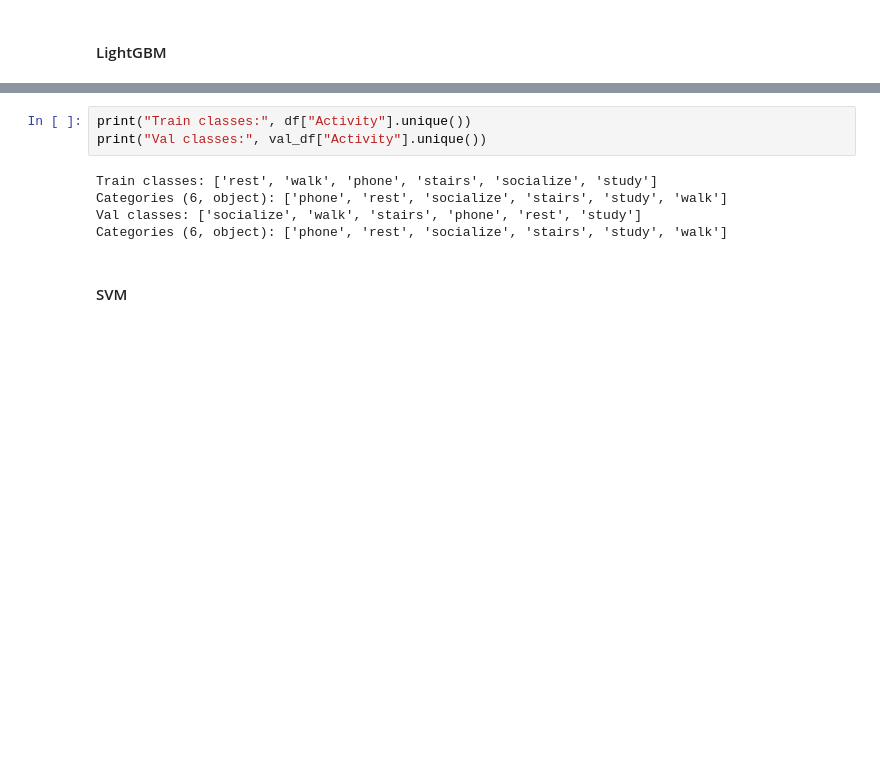
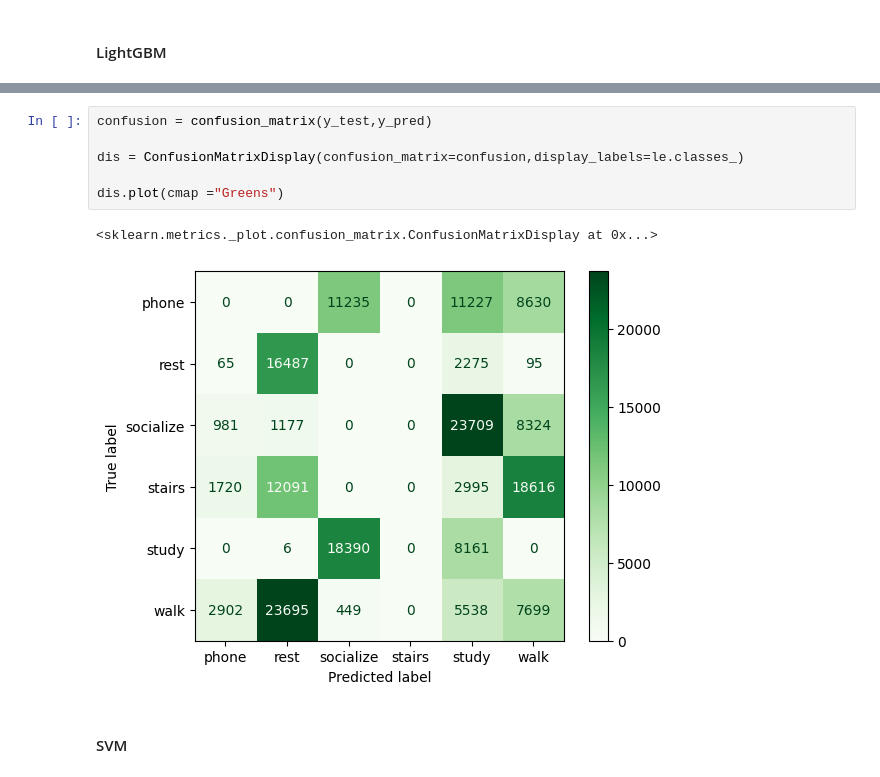
Before and after one commit to sebasaguerre/ML_for_Sensor_data, a Jupyter notebook: training_hp_tuning_classical.ipynb, the cells around one changed output, grey strips where cells are left out. Saved outputs shown, nothing was run; the diff lists cells and outputs as text; blank space fills up the shorter version.

Commit message:
confusion_matrix

```diff
--- a/training_hp_tuning_classical.ipynb
+++ b/training_hp_tuning_classical.ipynb
@@ -285,11 +171,12 @@ weighted avg       0.09      0.17      0.11    186467
 # %%
-print("Train classes:", df["Activity"].unique())
-print("Val classes:", val_df["Activity"].unique())
+confusion = confusion_matrix(y_test,y_pred)
+
+dis = ConfusionMatrixDisplay(confusion_matrix=confusion,display_labels=le.classes_)
+
+dis.plot(cmap ="Greens")
 # %% [output]
-Train classes: ['rest', 'walk', 'phone', 'stairs', 'socialize', 'study']
-Categories (6, object): ['phone', 'rest', 'socialize', 'stairs', 'study', 'walk']
-Val classes: ['socialize', 'walk', 'stairs', 'phone', 'rest', 'study']
-Categories (6, object): ['phone', 'rest', 'socialize', 'stairs', 'study', 'walk']
+<sklearn.metrics._plot.confusion_matrix.ConfusionMatrixDisplay at 0x...>
+[figure, added]
 # %% [markdown]
 #### SVM
 # %%
```
Also changed, not shown: parts of 4 cells of this notebook.
